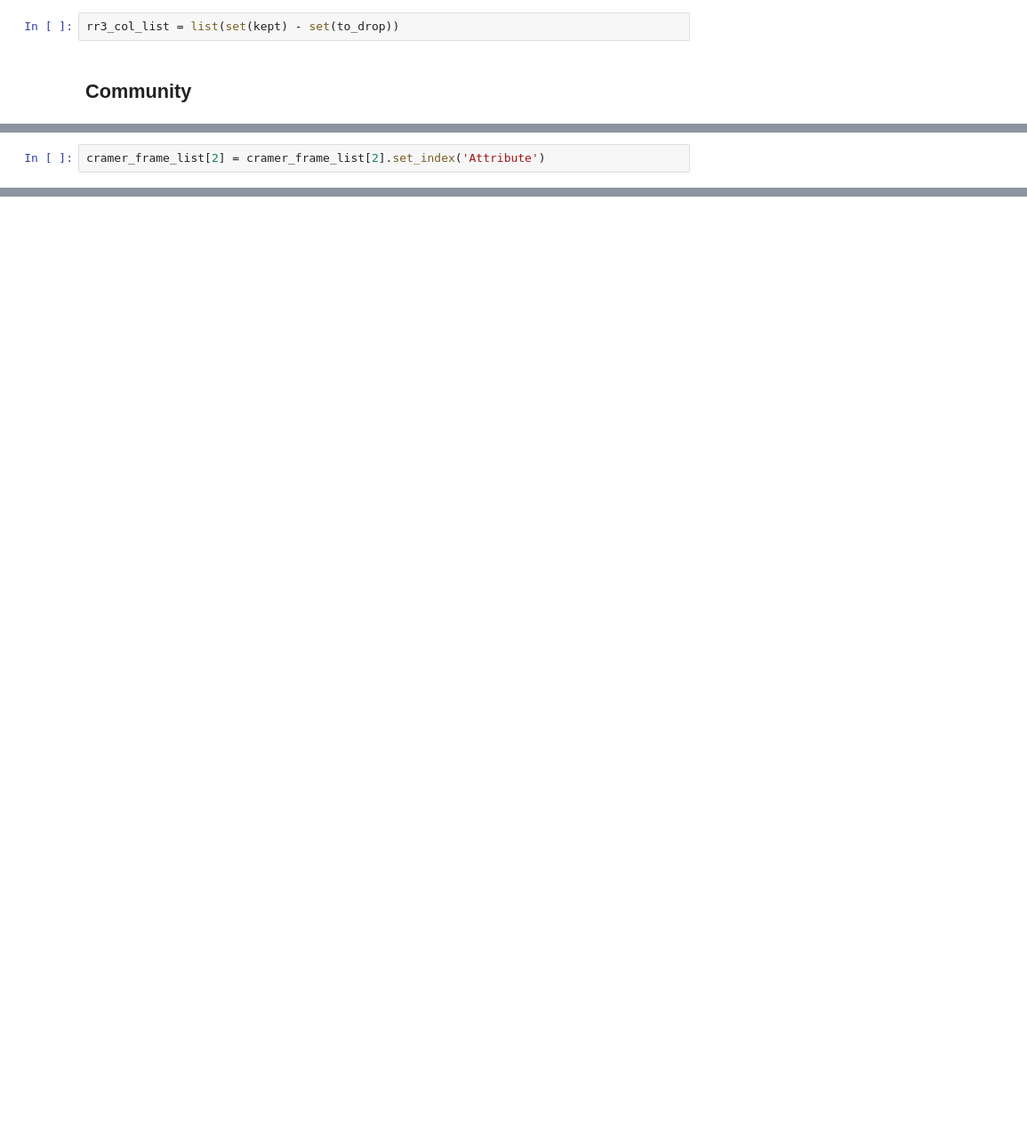
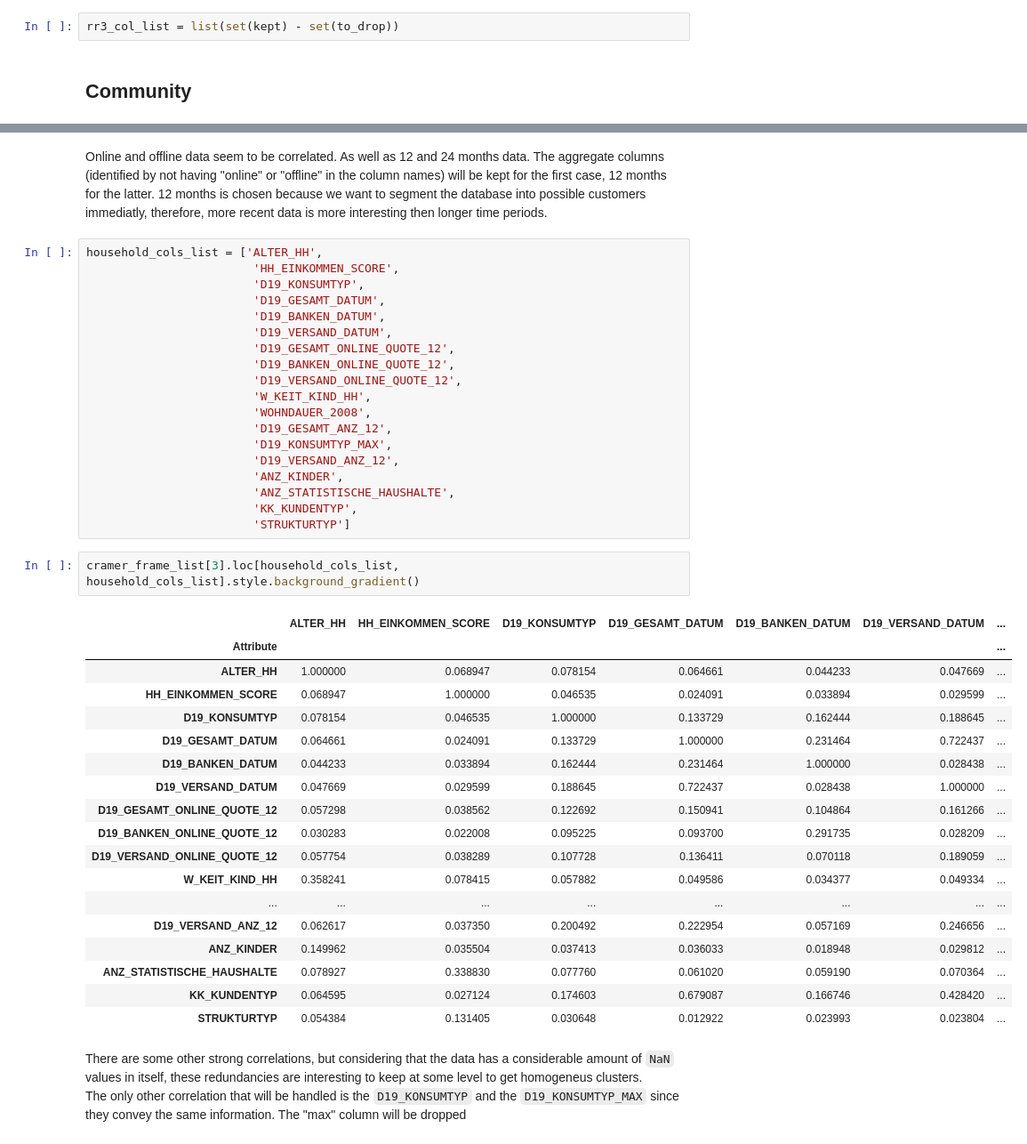
Before and after one commit to bglucca/ArvatoCustomerSegmentation, a Jupyter notebook: 01_eda_segmentation.ipynb, the cells around one changed output, grey strips where cells are left out. Shown at 89% size. Drawn from its saved outputs; the diff is of its cells as text; blank space fills up the shorter version.

```diff
--- a/01_eda_segmentation.ipynb
+++ b/01_eda_segmentation.ipynb
@@ -742,2 +769,0 @@ cramer_frame_list[2].shape
-# %%
-cramer_frame_list[2] = cramer_frame_list[2].set_index('Attribute')
@@ -801,0 +845,45 @@ cramer_frame_list[2][['D19_GESAMT_ONLINE_DATUM',
+# %% [markdown]
+Online and offline data seem to be correlated. As well as 12 and 24 months data. The aggregate columns (identified by not having "online" or "offline" in the column names) will be kept for the first case, 12 months for the latter. 12 months is chosen because we want to segment the database into possible customers immediatly, therefore, more recent data is more interesting then longer time periods.
+# %%
+household_cols_list = ['ALTER_HH',
+                        'HH_EINKOMMEN_SCORE',
+                        'D19_KONSUMTYP',
+                        'D19_GESAMT_DATUM',
+                        'D19_BANKEN_DATUM',
+                        'D19_VERSAND_DATUM',
+                        'D19_GESAMT_ONLINE_QUOTE_12',
+                        'D19_BANKEN_ONLINE_QUOTE_12',
+                        'D19_VERSAND_ONLINE_QUOTE_12',
+                        'W_KEIT_KIND_HH',
+                        'WOHNDAUER_2008',
+                        'D19_GESAMT_ANZ_12',
+                        'D19_KONSUMTYP_MAX',
+                        'D19_VERSAND_ANZ_12',
+                        'ANZ_KINDER',
+                        'ANZ_STATISTISCHE_HAUSHALTE',
+                        'KK_KUNDENTYP',
+                        'STRUKTURTYP']
+# %%
+cramer_frame_list[3].loc[household_cols_list, household_cols_list].style.background_gradient()
+# %% [output]
+|  | ALTER_HH | HH_EINKOMMEN_SCORE | D19_KONSUMTYP | D19_GESAMT_DATUM | D19_BANKEN_DATUM | D19_VERSAND_DATUM | ... |
+| Attribute |  |  |  |  |  |  | ... |
+| ALTER_HH | 1.000000 | 0.068947 | 0.078154 | 0.064661 | 0.044233 | 0.047669 | ... |
+| HH_EINKOMMEN_SCORE | 0.068947 | 1.000000 | 0.046535 | 0.024091 | 0.033894 | 0.029599 | ... |
+| D19_KONSUMTYP | 0.078154 | 0.046535 | 1.000000 | 0.133729 | 0.162444 | 0.188645 | ... |
+| D19_GESAMT_DATUM | 0.064661 | 0.024091 | 0.133729 | 1.000000 | 0.231464 | 0.722437 | ... |
+| D19_BANKEN_DATUM | 0.044233 | 0.033894 | 0.162444 | 0.231464 | 1.000000 | 0.028438 | ... |
+| D19_VERSAND_DATUM | 0.047669 | 0.029599 | 0.188645 | 0.722437 | 0.028438 | 1.000000 | ... |
+| D19_GESAMT_ONLINE_QUOTE_12 | 0.057298 | 0.038562 | 0.122692 | 0.150941 | 0.104864 | 0.161266 | ... |
+| D19_BANKEN_ONLINE_QUOTE_12 | 0.030283 | 0.022008 | 0.095225 | 0.093700 | 0.291735 | 0.028209 | ... |
+| D19_VERSAND_ONLINE_QUOTE_12 | 0.057754 | 0.038289 | 0.107728 | 0.136411 | 0.070118 | 0.189059 | ... |
+| W_KEIT_KIND_HH | 0.358241 | 0.078415 | 0.057882 | 0.049586 | 0.034377 | 0.049334 | ... |
+| ... | ... | ... | ... | ... | ... | ... | ... |
+| D19_VERSAND_ANZ_12 | 0.062617 | 0.037350 | 0.200492 | 0.222954 | 0.057169 | 0.246656 | ... |
+| ANZ_KINDER | 0.149962 | 0.035504 | 0.037413 | 0.036033 | 0.018948 | 0.029812 | ... |
+| ANZ_STATISTISCHE_HAUSHALTE | 0.078927 | 0.338830 | 0.077760 | 0.061020 | 0.059190 | 0.070364 | ... |
+| KK_KUNDENTYP | 0.064595 | 0.027124 | 0.174603 | 0.679087 | 0.166746 | 0.428420 | ... |
+| STRUKTURTYP | 0.054384 | 0.131405 | 0.030648 | 0.012922 | 0.023993 | 0.023804 | ... |
+# %% [markdown]
+There are some other strong correlations, but considering that the data has a considerable amount of `NaN` values in itself, these redundancies are interesting to keep at some level to get homogeneus clusters.
+The only other correlation that will be handled is the `D19_KONSUMTYP` and the `D19_KONSUMTYP_MAX` since they convey the same information. The "max" column will be dropped
```
Also changed, not shown: parts of 71 cells of this notebook.
